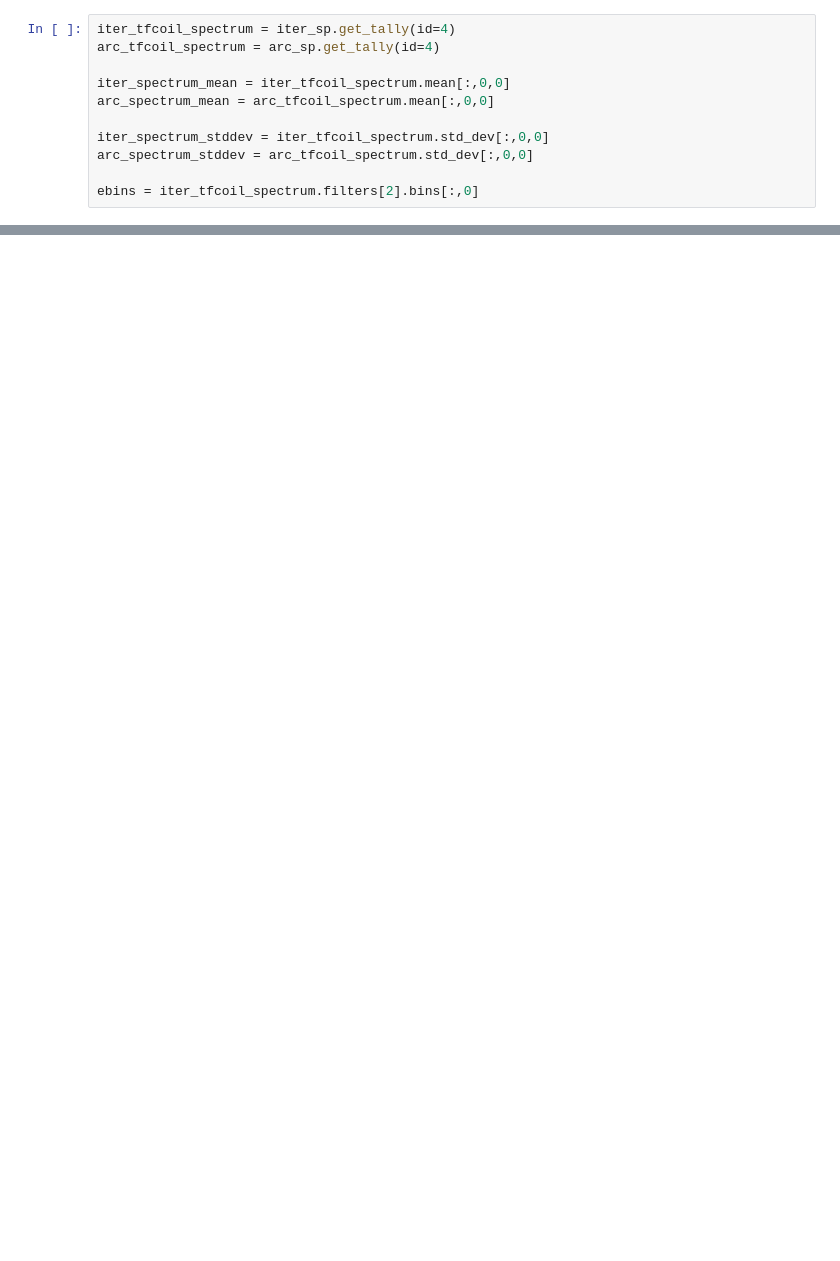
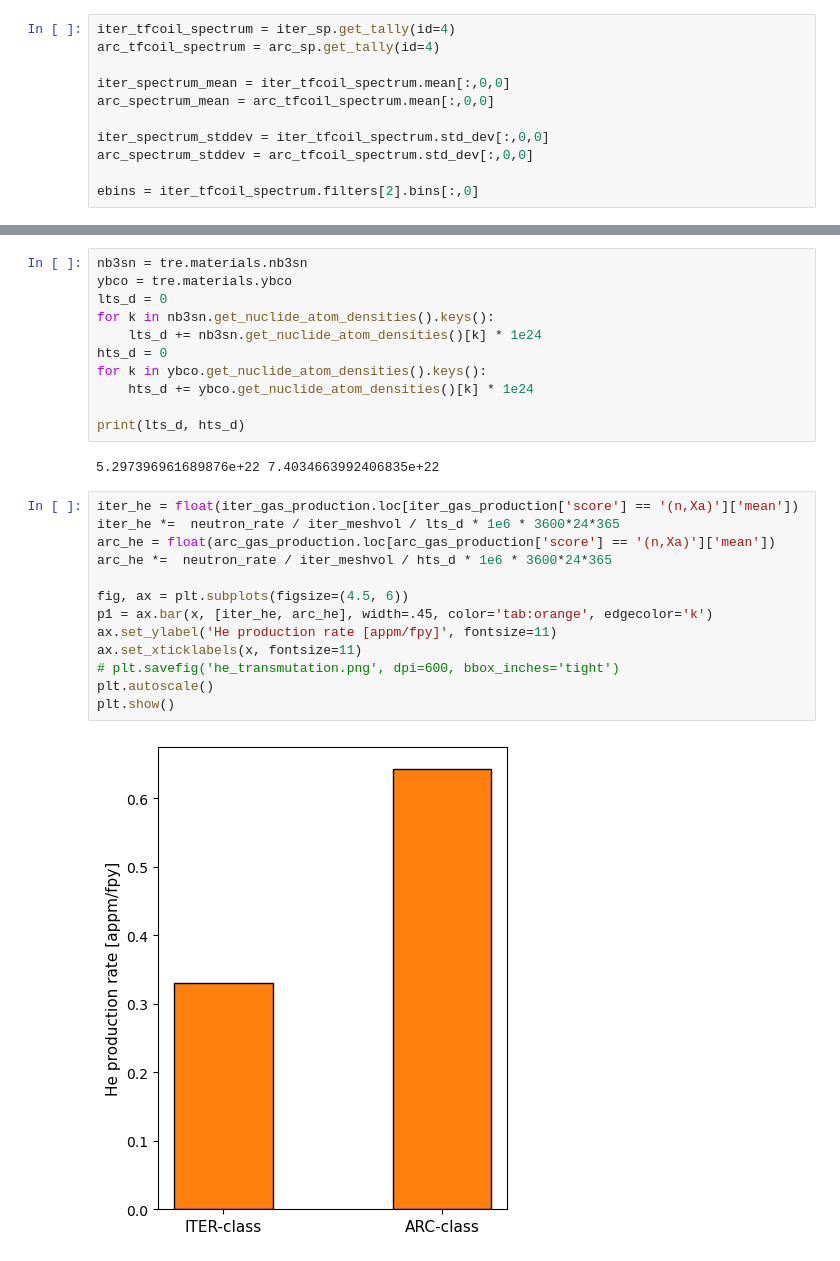
Before and after one commit to SteSeg/tokamak_radiation_environment, a Jupyter notebook: notebooks/iter_arc_magnet_flux.ipynb, the cells around one changed output, grey strips where cells are left out. Saved outputs shown, nothing was run; the diff lists cells and outputs as text; blank space fills up the shorter version.

```diff
--- a/notebooks/iter_arc_magnet_flux.ipynb
+++ b/notebooks/iter_arc_magnet_flux.ipynb
@@ -74,0 +104,28 @@ print(arc_gas_production)
+# %%
+nb3sn = tre.materials.nb3sn
+ybco = tre.materials.ybco
+lts_d = 0
+for k in nb3sn.get_nuclide_atom_densities().keys():
+    lts_d += nb3sn.get_nuclide_atom_densities()[k] * 1e24
+hts_d = 0
+for k in ybco.get_nuclide_atom_densities().keys():
+    hts_d += ybco.get_nuclide_atom_densities()[k] * 1e24
+
+print(lts_d, hts_d)
+# %% [output]
+5.297396961689876e+22 7.4034663992406835e+22
+# %%
+iter_he = float(iter_gas_production.loc[iter_gas_production['score'] == '(n,Xa)']['mean'])
+iter_he *=  neutron_rate / iter_meshvol / lts_d * 1e6 * 3600*24*365
+arc_he = float(arc_gas_production.loc[arc_gas_production['score'] == '(n,Xa)']['mean'])
+arc_he *=  neutron_rate / iter_meshvol / hts_d * 1e6 * 3600*24*365
+
+fig, ax = plt.subplots(figsize=(4.5, 6))
+p1 = ax.bar(x, [iter_he, arc_he], width=.45, color='tab:orange', edgecolor='k')
+ax.set_ylabel('He production rate [appm/fpy]', fontsize=11)
+ax.set_xticklabels(x, fontsize=11)
+# plt.savefig('he_transmutation.png', dpi=600, bbox_inches='tight')
+plt.autoscale()
+plt.show()
+# %% [output]
+[figure, added]
```
Also changed, not shown: parts of 8 cells of this notebook, 5 other files.
